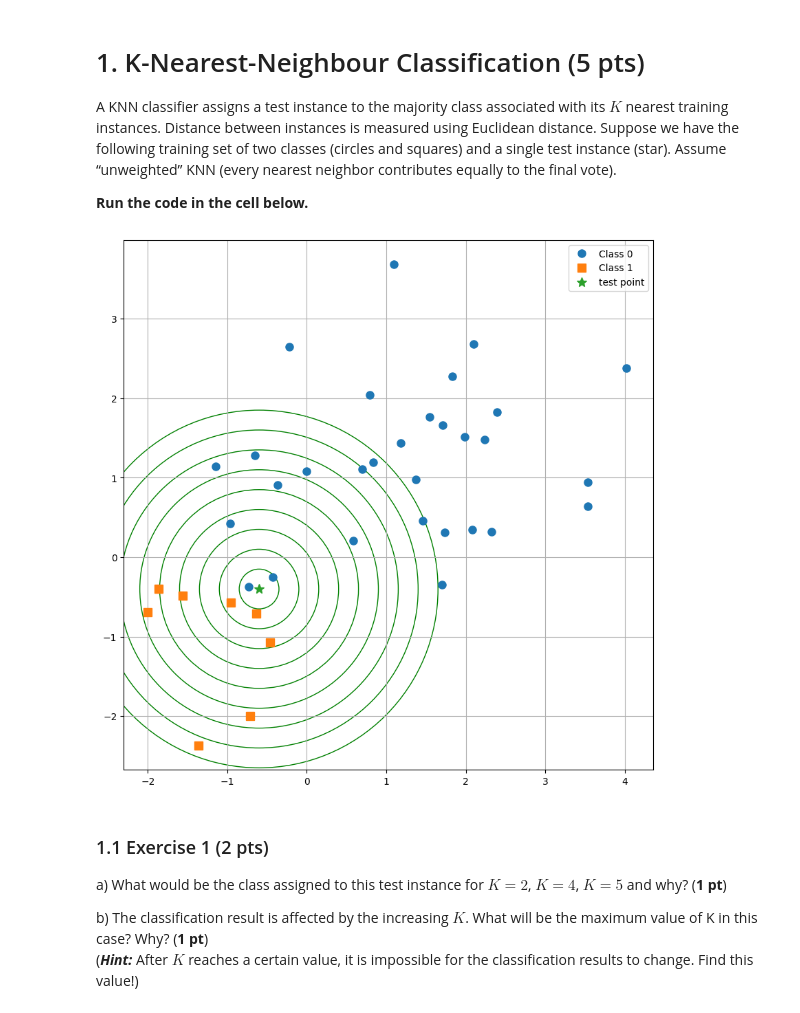
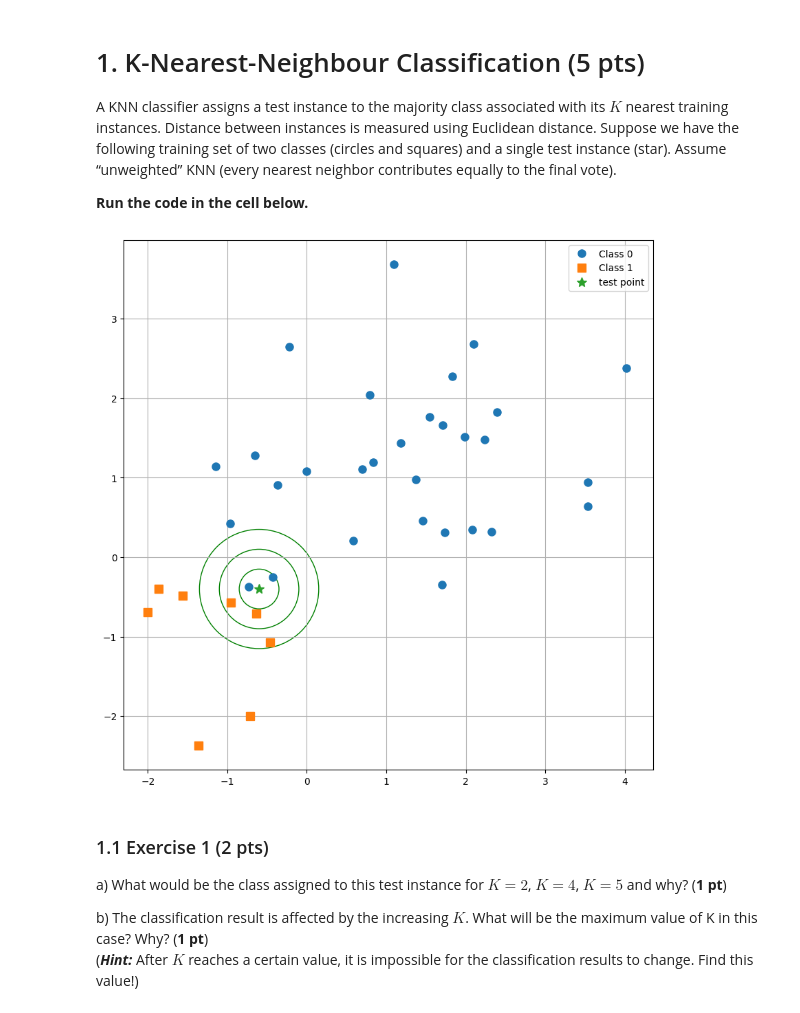
Before and after one commit to AliMousa27/AI-algorithms, a Jupyter notebook: HW2_2026.ipynb, the cells around one changed output. Drawn from its saved outputs; the diff is of its cells as text; code cells hidden in the pictures.

```diff
--- a/HW2_2026.ipynb
+++ b/HW2_2026.ipynb
@@ -80,12 +80,12 @@ A KNN classifier assigns a test instance to the majority class associated with i
 # %%
 fig, ax = plot_data(X_train, y_train, X_test)
 
 # Circles added to help visualize distance to points.
-for r in np.arange(0.25,2.5,0.25):
+for r in np.arange(0.25,1,0.25):
     c = plt.Circle(X_test[0], r, color='g', fill=False)
     ax.add_artist(c)
 # %% [output]
-[figure, old version]
+[figure, new version]
 # %% [markdown]
 ### 1.1 Exercise 1 (2 pts)
 
```
Also changed, not shown: parts of 1 cell of this notebook.
